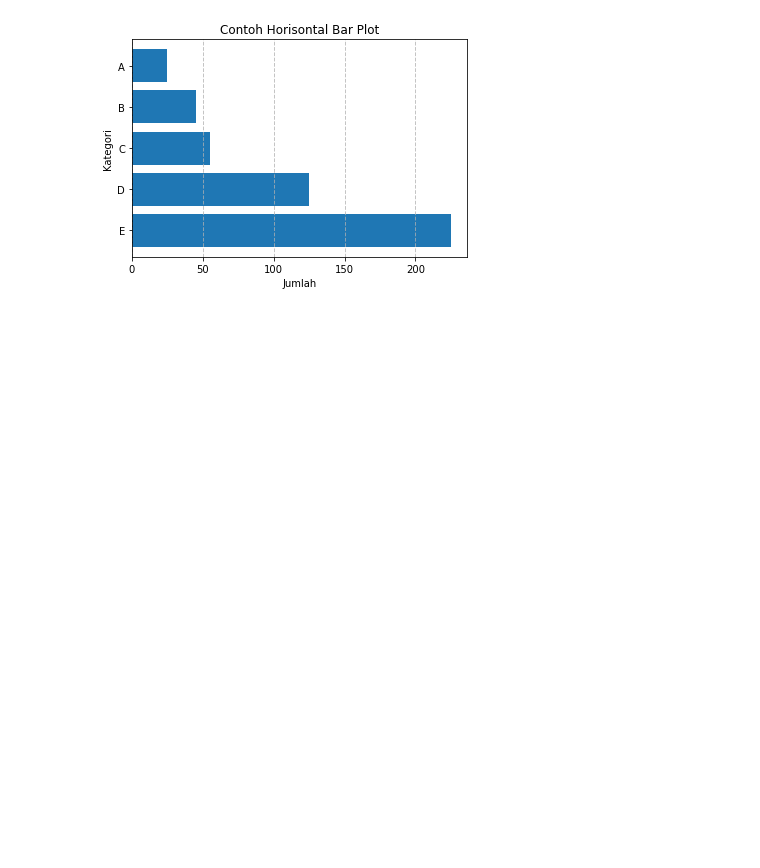
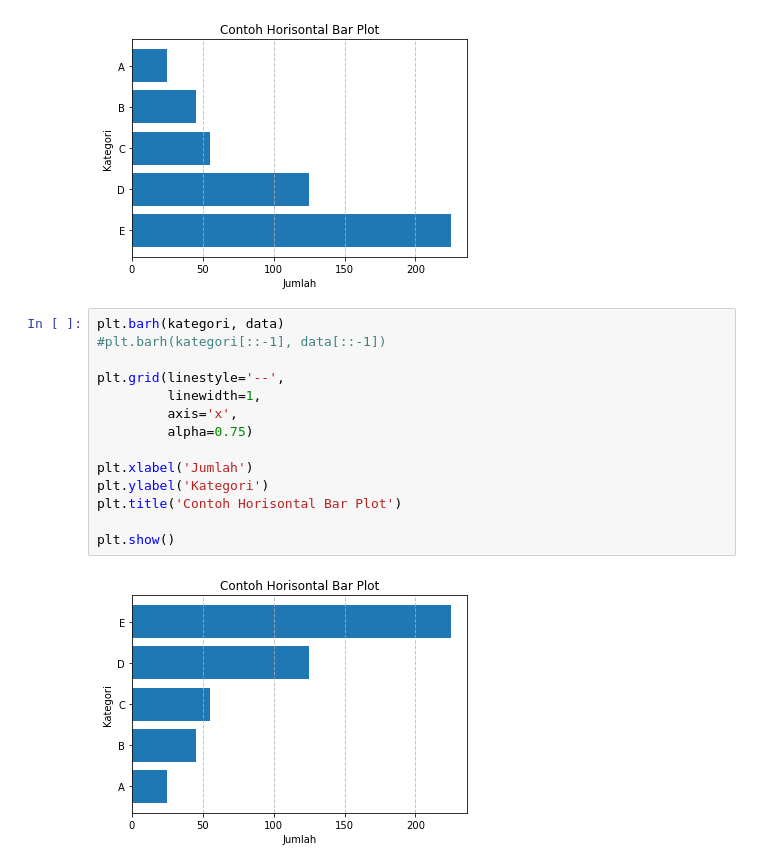
Before and after one commit to jstinlie/BelajarMatplotlib, a Jupyter notebook: matplotlib05.ipynb, the cells around one changed output. Saved outputs shown, nothing was run; the diff lists cells and outputs as text; blank space fills up the shorter version.

Commit message:
horisontal bar plot (diurutkan dari row terakhir ke pertama => E-A)

```diff
--- a/matplotlib05.ipynb
+++ b/matplotlib05.ipynb
@@ -68,3 +68,19 @@ plt.title('Contoh Horisontal Bar Plot')
 plt.show()
 # %% [output]
 [figure]
+# %%
+plt.barh(kategori, data)
+#plt.barh(kategori[::-1], data[::-1])
+
+plt.grid(linestyle='--',
+         linewidth=1,
+         axis='x',
+         alpha=0.75)
+
+plt.xlabel('Jumlah')
+plt.ylabel('Kategori')
+plt.title('Contoh Horisontal Bar Plot')
+
+plt.show()
+# %% [output]
+[figure, added]
```
